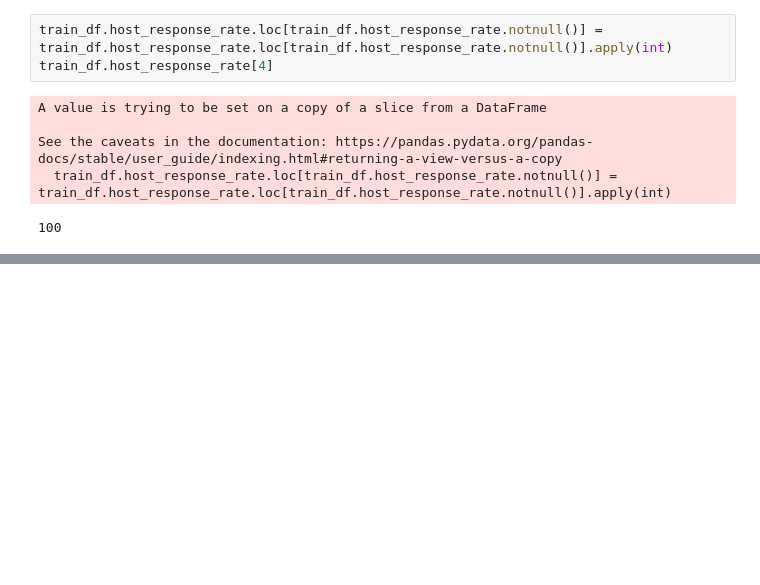
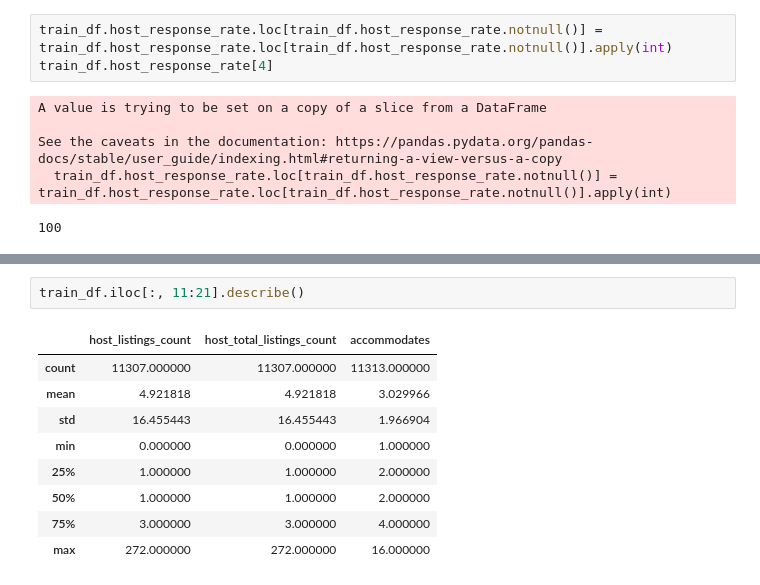
Before and after one commit to Owen-Darkhorse/STAT-441-Project, a Jupyter notebook: Airbnb EDA.ipynb, the cells around one changed output, grey strips where cells are left out. Saved outputs shown, nothing was run; the diff lists cells and outputs as text; blank space fills up the shorter version.

```diff
--- a/Airbnb EDA.ipynb
+++ b/Airbnb EDA.ipynb
@@ -546,0 +602,12 @@ See the caveats in the documentation: https://pandas.pydata.org/pandas-docs/stab
+# %%
+train_df.iloc[:, 11:21].describe()
+# %% [output]
+|  | host_listings_count | host_total_listings_count | accommodates |
+| count | 11307.000000 | 11307.000000 | 11313.000000 |
+| mean | 4.921818 | 4.921818 | 3.029966 |
+| std | 16.455443 | 16.455443 | 1.966904 |
+| min | 0.000000 | 0.000000 | 1.000000 |
+| 25% | 1.000000 | 1.000000 | 2.000000 |
+| 50% | 1.000000 | 1.000000 | 2.000000 |
+| 75% | 3.000000 | 3.000000 | 4.000000 |
+| max | 272.000000 | 272.000000 | 16.000000 |
```
Also changed, not shown: parts of 17 cells of this notebook.
